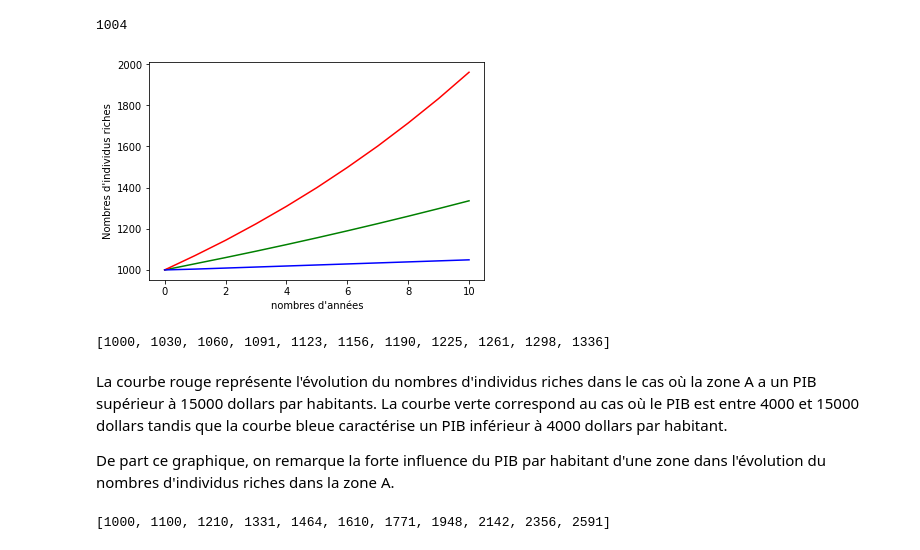
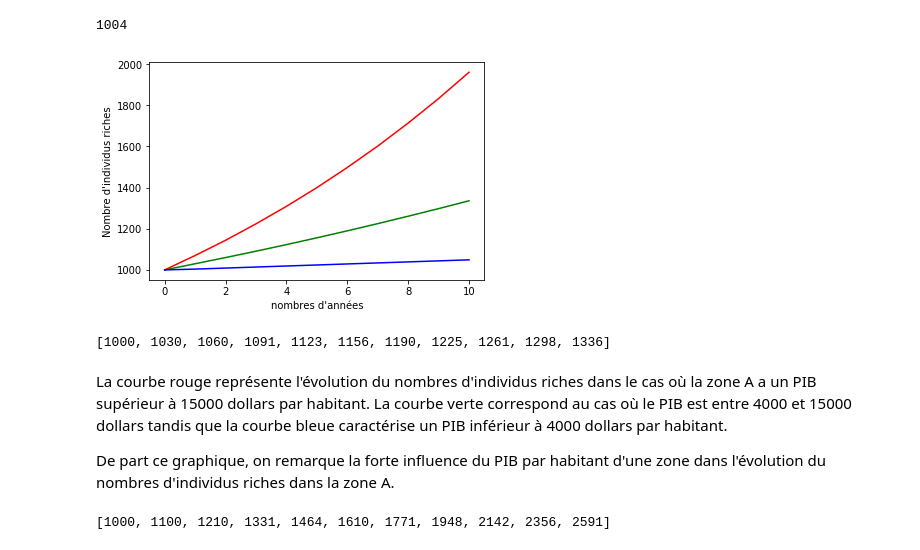
Before and after one commit to Nathceylon/ARE, a Jupyter notebook: notebookARE.ipynb, the cells around one changed output. Cells and saved outputs as stored; diff of their text form; code cells hidden in the pictures.

```diff
--- a/notebookARE.ipynb
+++ b/notebookARE.ipynb
@@ -49,38 +49,38 @@ PIB1 = 19000
 #PIB2 : int
 PIB2 = 9000
 #PIB3 : int
 PIB3 = 3000
 
 #pop_init : int
 pop_init = 1000
 
 
 #A : list[int]
 A = var_A(PIB1, pop_init, 10)
 
 #B : list[int]
 B = var_A(PIB2, pop_init, 10)
 
 #C : list[int]
 C = var_A(PIB3, pop_init, 10)
 
 
 
 plt.figure()
 plt.plot(B, "g")
 plt.plot(A, "r")
 plt.plot(C, "b")
-plt.ylabel("Nombres d'individus riches")
+plt.ylabel("Nombre d'individus riches")
 plt.xlabel("nombres d'années")
 
 plt.show()
 
 var_A(7000, 1000, 10)
 # %% [output]
-[figure, old version]
+[figure, new version]
 [1000, 1030, 1060, 1091, 1123, 1156, 1190, 1225, 1261, 1298, 1336]
 # %% [markdown]
-La courbe rouge représente l'évolution du nombres d'individus riches dans le cas où la zone A a un PIB supérieur à 15000 dollars par habitants. La courbe verte correspond au cas où le PIB est entre 4000 et 15000 dollars tandis que la courbe bleue caractérise un PIB inférieur à 4000 dollars par habitant.
+La courbe rouge représente l'évolution du nombres d'individus riches dans le cas où la zone A a un PIB supérieur à 15000 dollars par habitant. La courbe verte correspond au cas où le PIB est entre 4000 et 15000 dollars tandis que la courbe bleue caractérise un PIB inférieur à 4000 dollars par habitant.
 
 De part ce graphique, on remarque la forte influence du PIB par habitant d'une zone dans l'évolution du nombres d'individus riches dans la zone A.
 # %%
```
Also changed, not shown: parts of 10 cells of this notebook.
